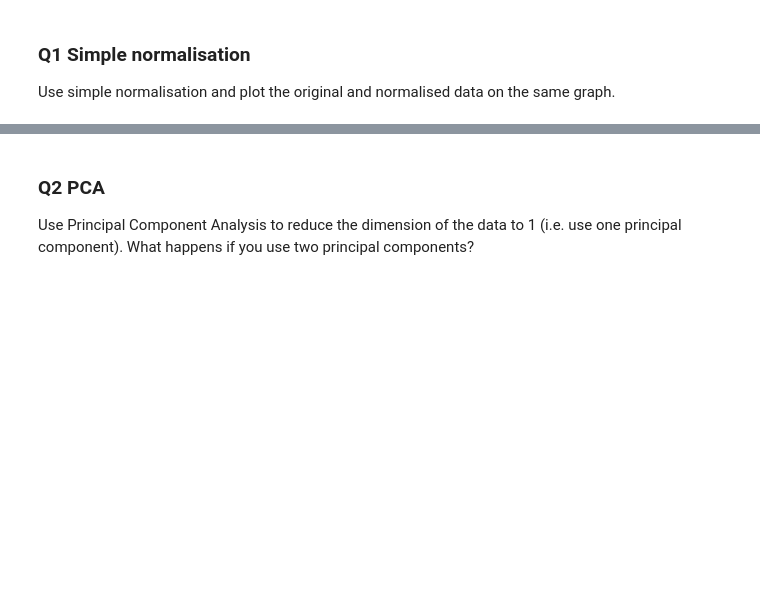
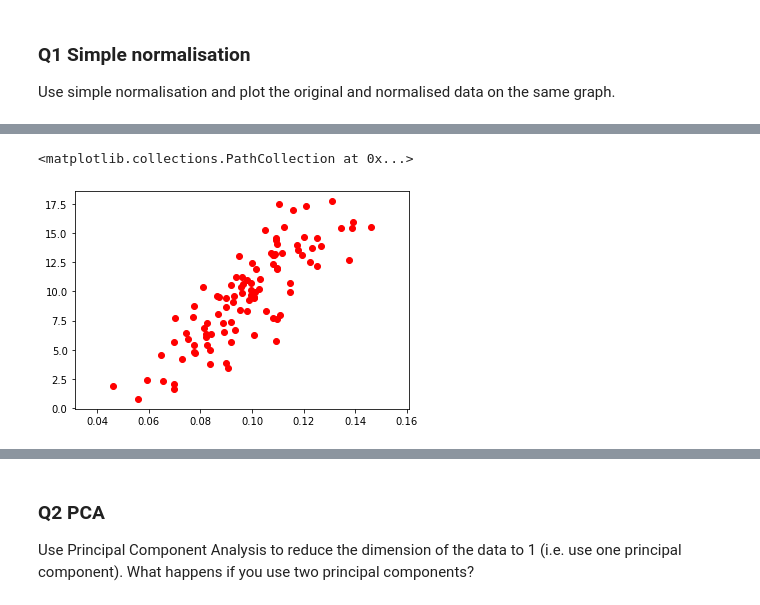
Before and after one commit to LordLean/Machine-Learning, a Jupyter notebook: ML_Labs/Lab3.ipynb, the cells around one changed output, grey strips where cells are left out. Cells and saved outputs as stored; diff of their text form; code cells hidden in the pictures; blank space fills up the shorter version.

```diff
--- a/ML_Labs/Lab3.ipynb
+++ b/ML_Labs/Lab3.ipynb
@@ -291,0 +325,5 @@ graph.
+# %%
+plt.scatter(normalized[:,0],data[:,1], color="red")
+# %% [output]
+<matplotlib.collections.PathCollection at 0x...>
+[figure, added]
```
Also changed, not shown: parts of 13 cells of this notebook.
